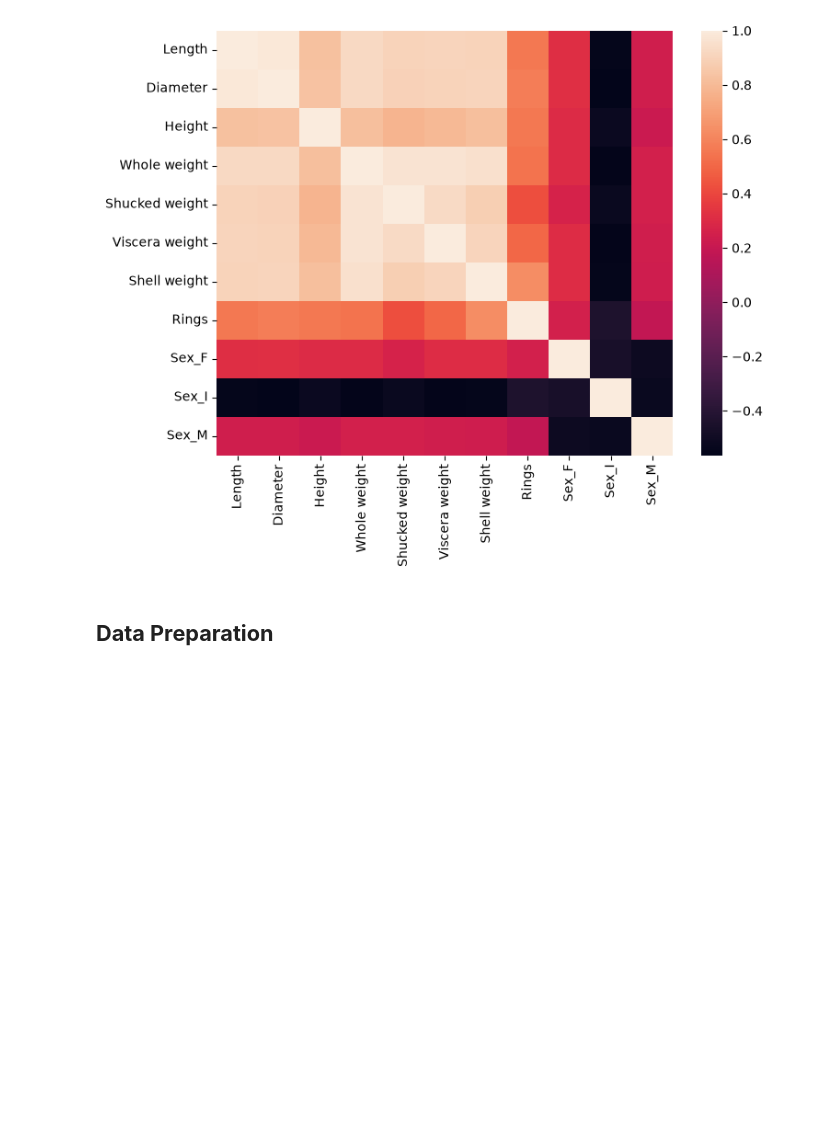
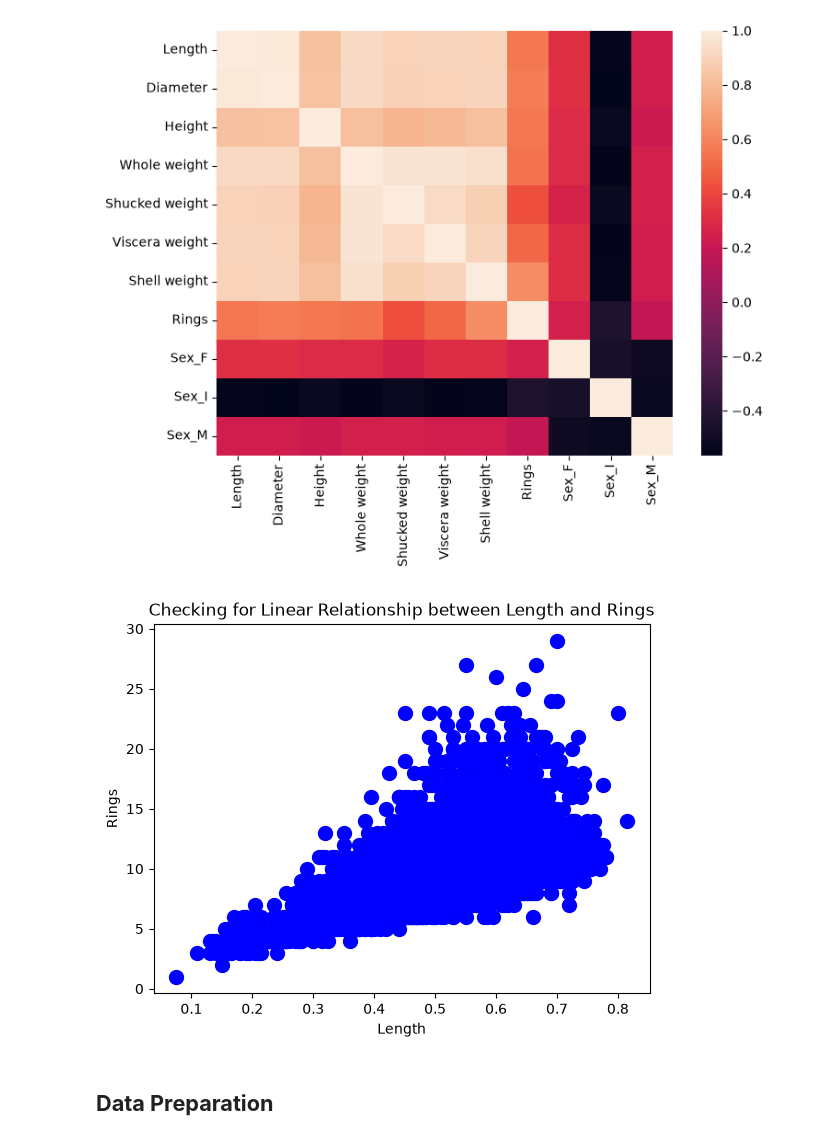
Before and after one commit to abelkk/ML-01, a Jupyter notebook: LinearRegression/abalone2.ipynb, the cells around one changed output. Drawn from its saved outputs; the diff is of its cells as text; code cells hidden in the pictures; blank space fills up the shorter version.

```diff
--- a/LinearRegression/abalone2.ipynb
+++ b/LinearRegression/abalone2.ipynb
@@ -108,5 +129,13 @@ sns.heatmap(df_2.corr())
 plt.show()
 # %% [output]
 [figure]
+# %%
+plt.scatter("Length", "Rings", data=df, color="blue", s=100)
+plt.title("Checking for Linear Relationship between Length and Rings")
+plt.xlabel("Length")
+plt.ylabel("Rings")
+plt.show()
+# %% [output]
+[figure, added]
 # %% [markdown]
 ## **Data Preparation**
```
Also changed, not shown: parts of 38 cells of this notebook, 11 other files.
